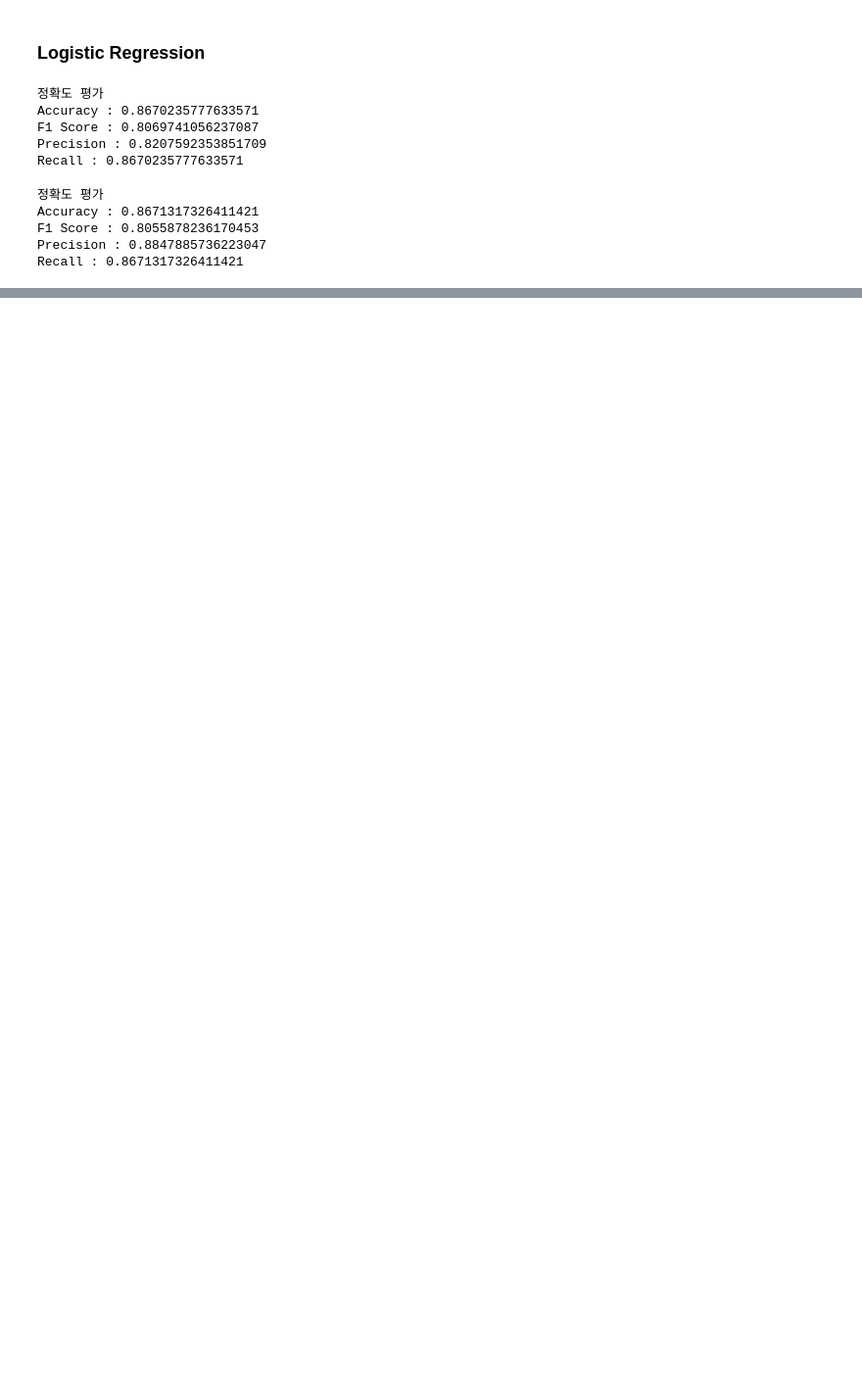
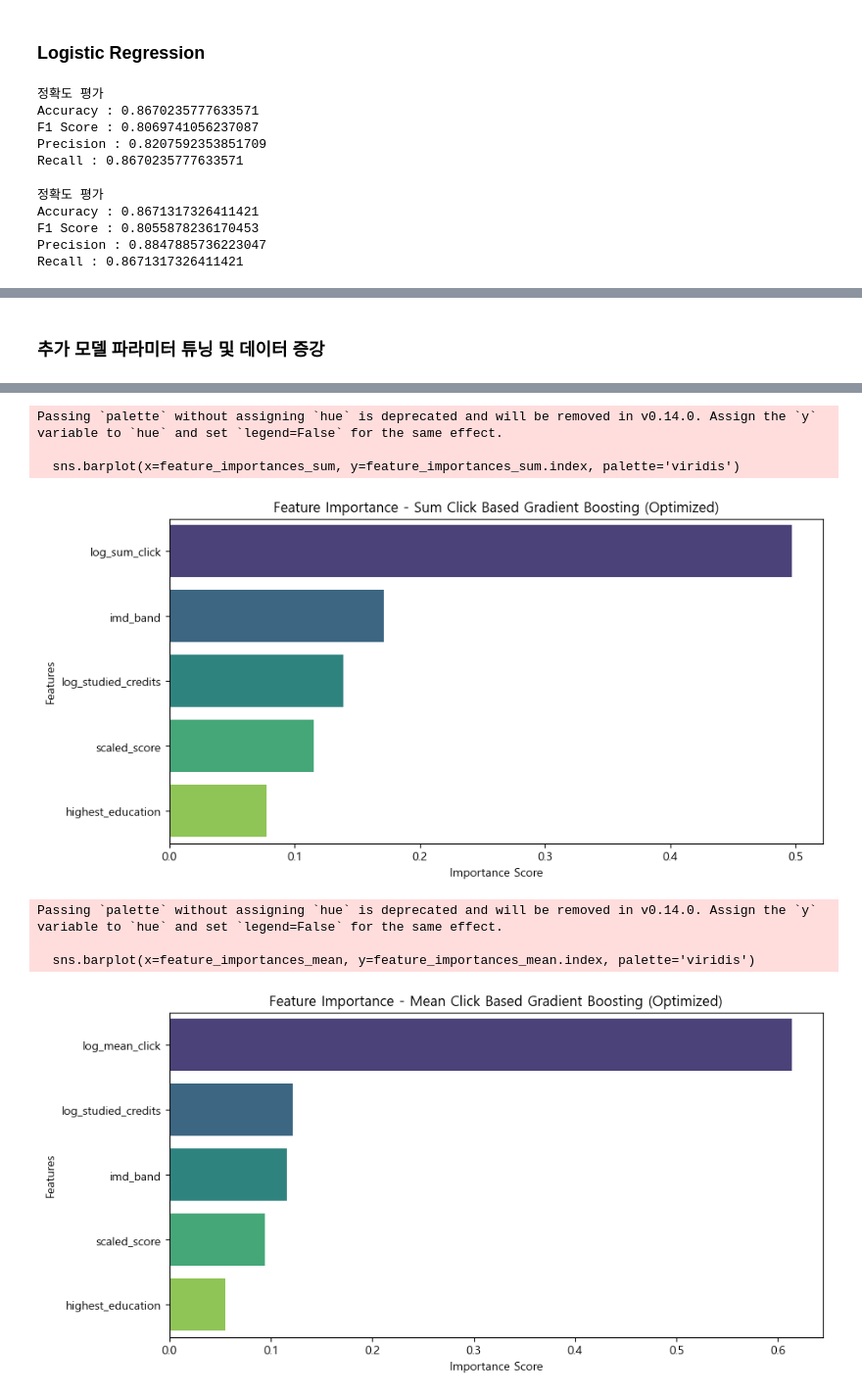
Before and after one commit to SKNETWORKS-FAMILY-AICAMP/SKN09-2nd-1Team, a Jupyter notebook: student_attrition_prediction.ipynb, the cells around one changed output, grey strips where cells are left out. Shown at 98% size. Saved outputs shown, nothing was run; the diff lists cells and outputs as text; code cells hidden in the pictures; blank space fills up the shorter version.

```diff
--- a/student_attrition_prediction.ipynb
+++ b/student_attrition_prediction.ipynb
@@ -706,0 +750,66 @@ plt.show()
+# %% [markdown]
+### 추가 모델 파라미터 튜닝 및 데이터 증강
+# %%
+best_sum_params = {
+    'subsample': 0.9,
+    'n_estimators': 600,
+    'min_samples_split': 5,
+    'min_samples_leaf': 1,
+    'max_features': None,
+    'max_depth': 9,
+    'learning_rate': 0.15,
+    'random_state': 42
+}
+
+best_mean_params = {
+    'subsample': 0.8,
+    'n_estimators': 600,
+    'min_samples_split': 10,
+    'min_samples_leaf': 4,
+    'max_features': None,
+    'max_depth': 9,
+    'learning_rate': 0.1,
+    'random_state': 42
+}
+
+gbm_sum_model = GradientBoostingClassifier(**best_sum_params)
+gbm_sum_model.fit(sum_x_train , y_train)
+y_pred_best_sum = gbm_sum_model.predict(sum_x_test)
+
+gbm_mean_model = GradientBoostingClassifier(**best_mean_params)
+gbm_mean_model.fit(mean_x_train , y_train)
+y_pred_best_mean = gbm_mean_model.predict(mean_x_test)
+
+def evaluate_model(model_name, y_true, y_pred):
+    acc = accuracy_score(y_true, y_pred)
+    f1 = f1_score(y_true, y_pred, average='weighted')
+    print(f"\n=== {model_name} 성능 ===")
+    print(f"Accuracy: {acc:.4f}")
+    print(f"F1 Score: {f1:.4f}")
+    print("Confusion Matrix:")
+    print(confusion_matrix(y_true, y_pred))
+    print("Classification Report:")
+    print(classification_report(y_true, y_pred))
+
+evaluate_model("Best Sum Click 기반 Gradient Boosting", y_test, y_pred_best_sum)
+evaluate_model("Best Mean Click 기반 Gradient Boosting", y_test, y_pred_best_mean)
+
+evaluate_clf(y_test, y_pred_best_sum)
+evaluate_clf(y_test, y_pred_best_mean)
+
+plt.figure(figsize=(10, 5))
+feature_importances_sum = pd.Series(gbm_sum_model.feature_importances_, index=sum_clicked_features).sort_values(ascending=False)
+sns.barplot(x=feature_importances_sum, y=feature_importances_sum.index, palette='viridis')
+plt.title("Feature Importance - Sum Click Based Gradient Boosting (Optimized)")
+plt.xlabel("Importance Score")
+plt.ylabel("Features")
+plt.show()
+
+plt.figure(figsize=(10, 5))
+feature_importances_mean = pd.Series(gbm_mean_model.feature_importances_, index=mean_clicked_features).sort_values(ascending=False)
+sns.barplot(x=feature_importances_mean, y=feature_importances_mean.index, palette='viridis')
+plt.title("Feature Importance - Mean Click Based Gradient Boosting (Optimized)")
+plt.xlabel("Importance Score")
+plt.ylabel("Features")
+plt.show()
+# %% [output]
@@ -706,0 +833,8 @@ plt.show()
+Passing `palette` without assigning `hue` is deprecated and will be removed in v0.14.0. Assign the `y` variable to `hue` and set `legend=False` for the same effect.
+
+  sns.barplot(x=feature_importances_sum, y=feature_importances_sum.index, palette='viridis')
+[figure, added]
+Passing `palette` without assigning `hue` is deprecated and will be removed in v0.14.0. Assign the `y` variable to `hue` and set `legend=False` for the same effect.
+
+  sns.barplot(x=feature_importances_mean, y=feature_importances_mean.index, palette='viridis')
+[figure, added]
```
Also changed, not shown: parts of 9 cells of this notebook.
